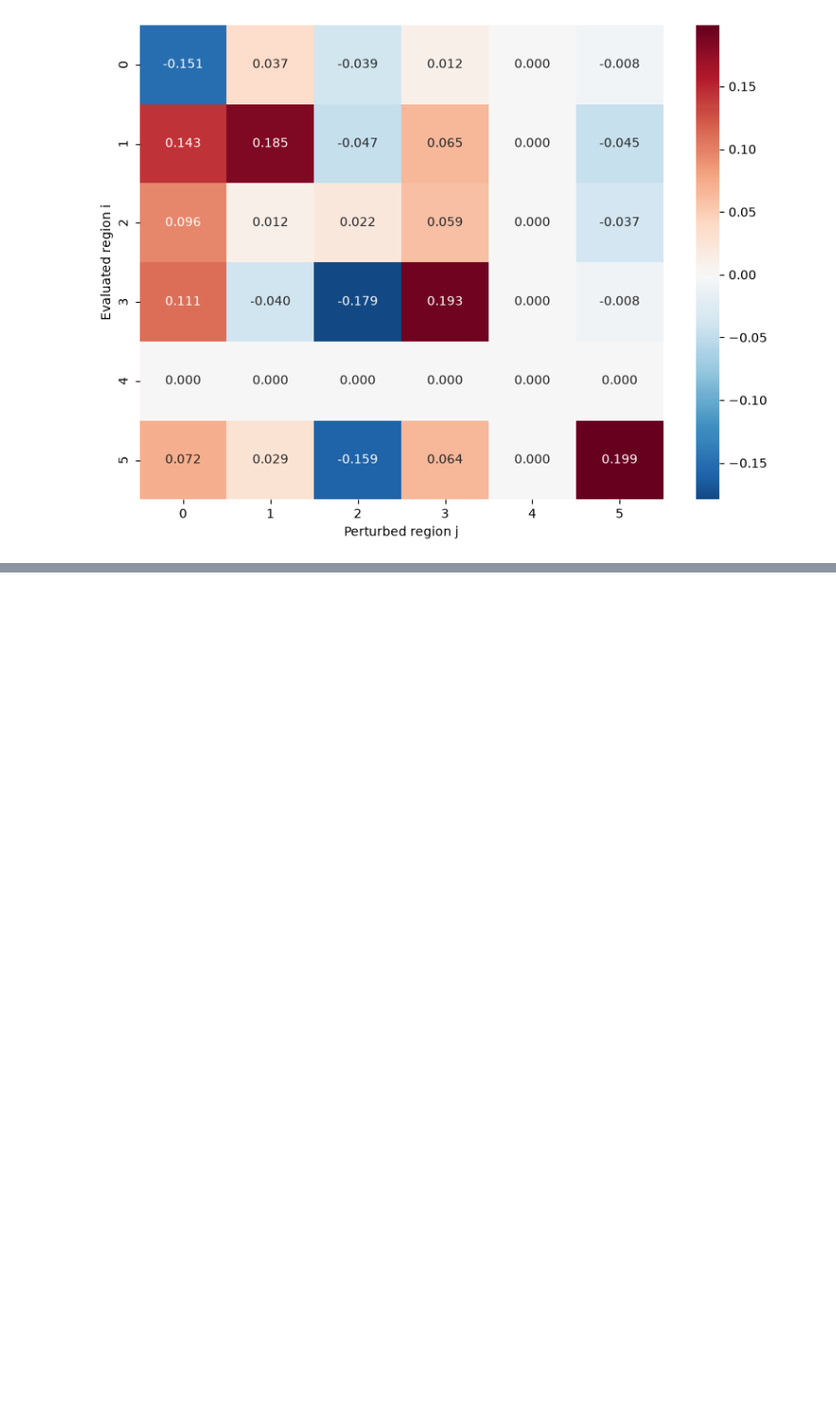
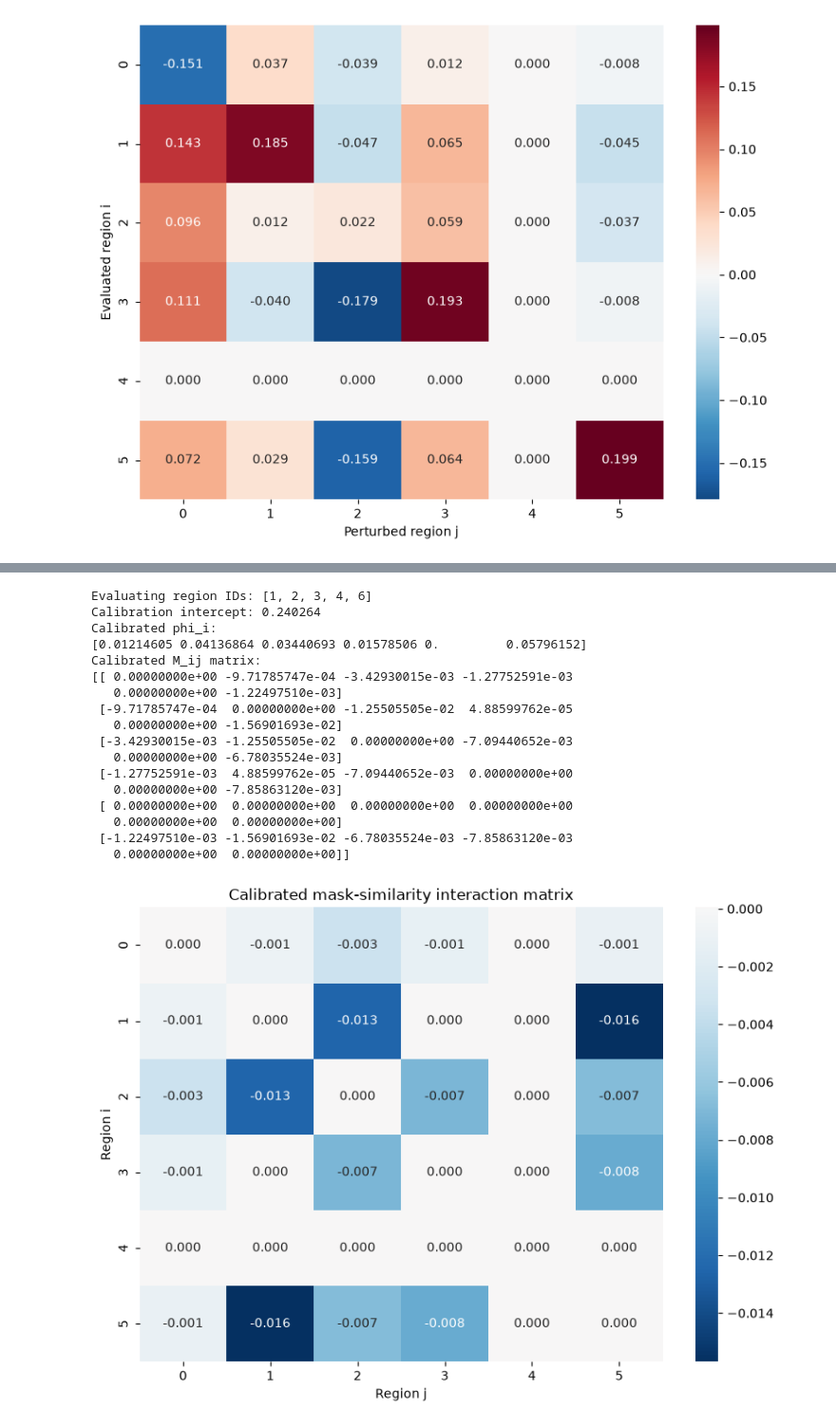
Before and after one commit to uchoagab/fixlip, a Jupyter notebook: notebooks/Tier1.ipynb, the cells around one changed output, grey strips where cells are left out. Shown at 95% size. Drawn from its saved outputs; the diff is of its cells as text; code cells hidden in the pictures; blank space fills up the shorter version.

```diff
--- a/notebooks/Tier1.ipynb
+++ b/notebooks/Tier1.ipynb
@@ -285,0 +296,53 @@ for visible_regions in masks_to_test:
+# %%
+from src.mask_similarity import calibrate_coefficients
+
+region_ids = [int(region_id) for region_id in np.unique(mask_array) if region_id != 0]
+print(f"Evaluating region IDs: {region_ids}")
+
+calibration_intercept, calibrated_phi, calibrated_matrix = calibrate_coefficients(
+    image_pil,
+    caption,
+    mask_array,
+    len(region_ids),
+    device=device,
+)
+
+print(f"Calibration intercept: {calibration_intercept:.6f}")
+print("Calibrated phi_i:")
+print(calibrated_phi)
+print("Calibrated M_ij matrix:")
+print(calibrated_matrix)
+
+fig, ax = plt.subplots(figsize=(8, 6))
+sns.heatmap(
+    calibrated_matrix,
+    annot=True,
+    fmt=".3f",
+    cmap="RdBu_r",
+    center=0,
+    ax=ax,
+)
+ax.set_xlabel("Region j")
+ax.set_ylabel("Region i")
+ax.set_title("Calibrated mask-similarity interaction matrix")
+fig.tight_layout()
+plt.show()
+# %% [output]
+Evaluating region IDs: [1, 2, 3, 4, 6]
+Calibration intercept: 0.240264
+Calibrated phi_i:
+[0.01214605 0.04136864 0.03440693 0.01578506 0.         0.05796152]
+Calibrated M_ij matrix:
+[[ 0.00000000e+00 -9.71785747e-04 -3.42930015e-03 -1.27752591e-03
+   0.00000000e+00 -1.22497510e-03]
+ [-9.71785747e-04  0.00000000e+00 -1.25505505e-02  4.88599762e-05
+   0.00000000e+00 -1.56901693e-02]
+ [-3.42930015e-03 -1.25505505e-02  0.00000000e+00 -7.09440652e-03
+   0.00000000e+00 -6.78035524e-03]
+ [-1.27752591e-03  4.88599762e-05 -7.09440652e-03  0.00000000e+00
+   0.00000000e+00 -7.85863120e-03]
+ [ 0.00000000e+00  0.00000000e+00  0.00000000e+00  0.00000000e+00
+   0.00000000e+00  0.00000000e+00]
+ [-1.22497510e-03 -1.56901693e-02 -6.78035524e-03 -7.85863120e-03
+   0.00000000e+00  0.00000000e+00]]
+[figure, added]
```
Also changed, not shown: parts of 13 cells of this notebook, 2 other files.
